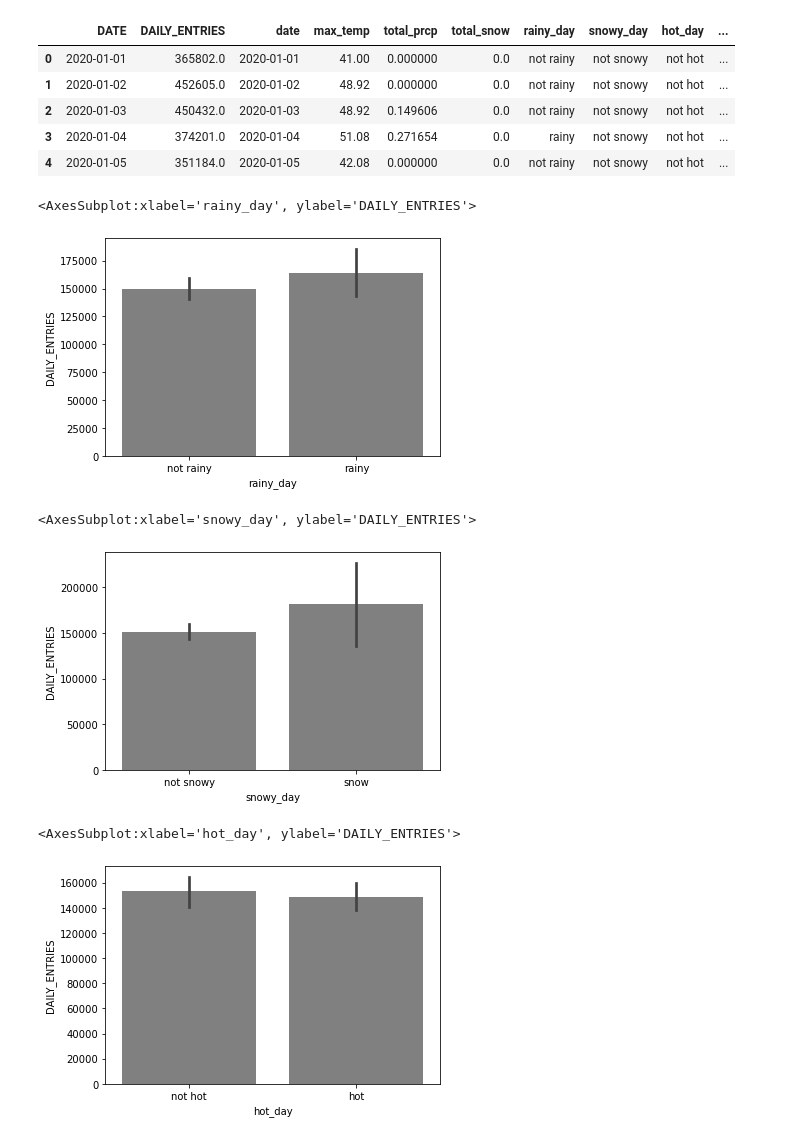
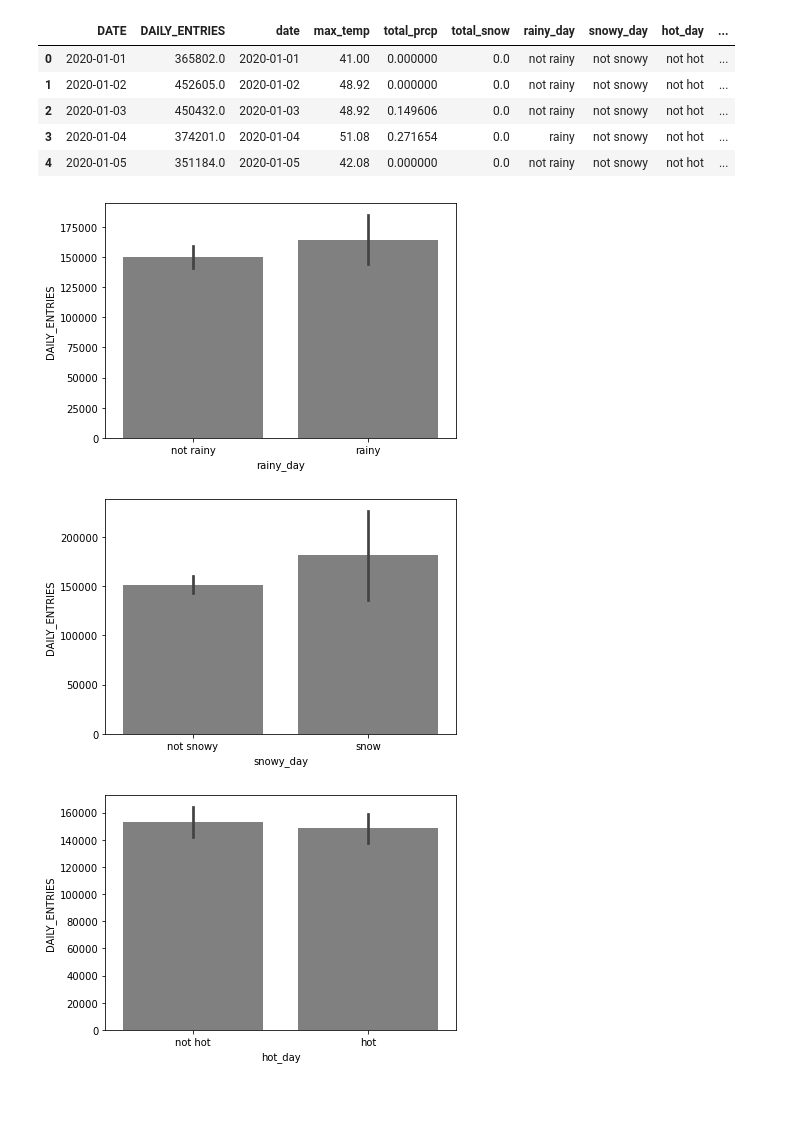
Before and after one commit to andrewdouglassmith1/MTA_Project, a Jupyter notebook: MTA_Analysis.ipynb, the cells around one changed output. Drawn from its saved outputs; the diff is of its cells as text; code cells hidden in the pictures; blank space fills up the shorter version.

```diff
--- a/MTA_Analysis.ipynb
+++ b/MTA_Analysis.ipynb
@@ -681,19 +684,22 @@ daily_totals_weather_top10_mid_march = daily_totals_weather_top10[mask]
 # %%
 # Comparing rainy days
 sns.barplot(x = 'rainy_day', y = "DAILY_ENTRIES",data=daily_totals_weather_top10_mid_march,color="gray")
+plt.tight_layout()
+plt.savefig('rainy_day.png')
 # %% [output]
-<AxesSubplot:xlabel='rainy_day', ylabel='DAILY_ENTRIES'>
-[figure, old version]
+[figure, new version]
 # %%
 # Comparing
 sns.barplot(x = 'snowy_day', y = "DAILY_ENTRIES",data=daily_totals_weather_top10_mid_march,color="gray")
+plt.tight_layout()
+plt.savefig('snowy_day.png')
 # %% [output]
-<AxesSubplot:xlabel='snowy_day', ylabel='DAILY_ENTRIES'>
-[figure, old version]
+[figure, new version]
 # %%
 sns.barplot(x = 'hot_day', y = "DAILY_ENTRIES",data=daily_totals_weather_top10_mid_march,color="gray")
+plt.tight_layout()
+plt.savefig('hot_day.png')
 # %% [output]
-<AxesSubplot:xlabel='hot_day', ylabel='DAILY_ENTRIES'>
-[figure, old version]
+[figure, new version]
 # %%
 sns.barplot(x = 'cold_day', y = "DAILY_ENTRIES",data=daily_totals_weather_top10_mid_march,color="gray")
```
Also changed, not shown: parts of 16 cells of this notebook.
